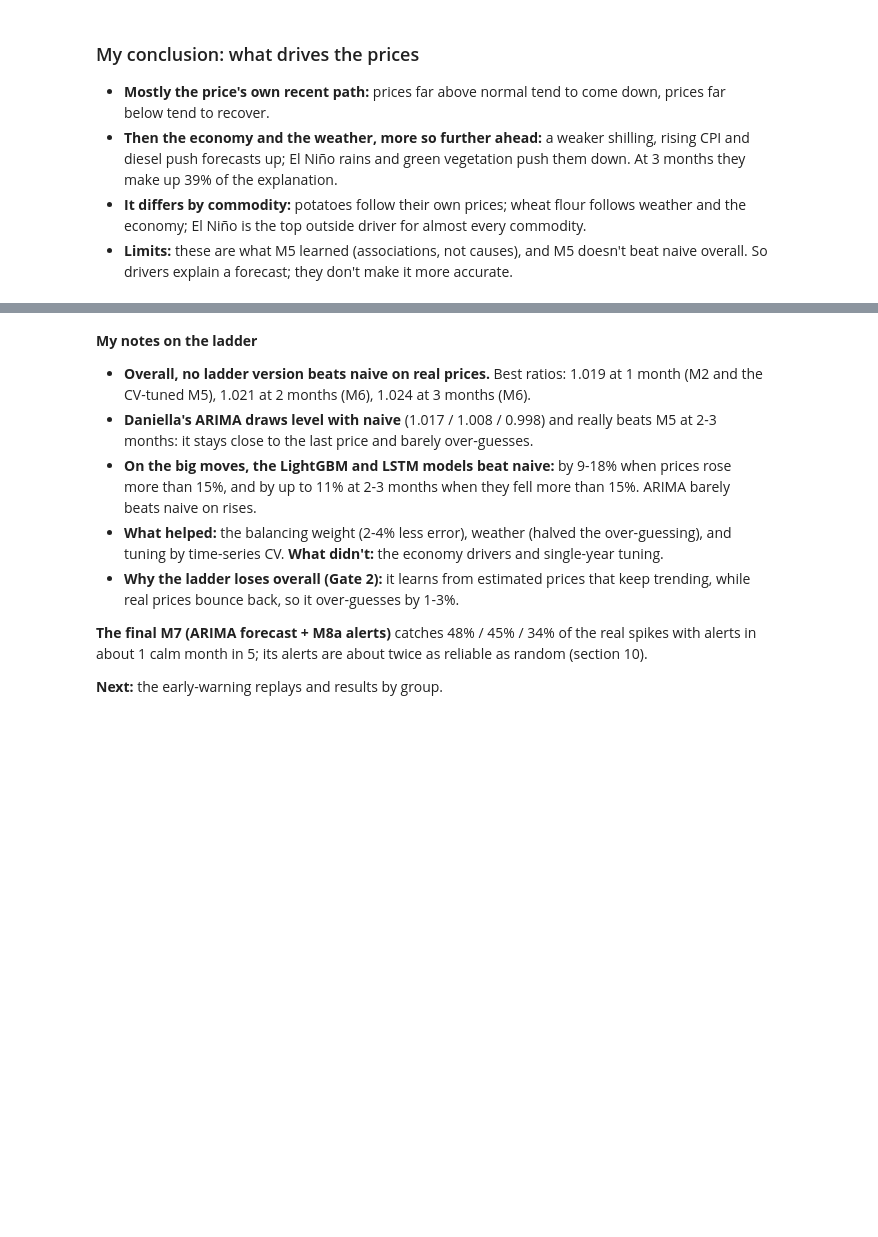
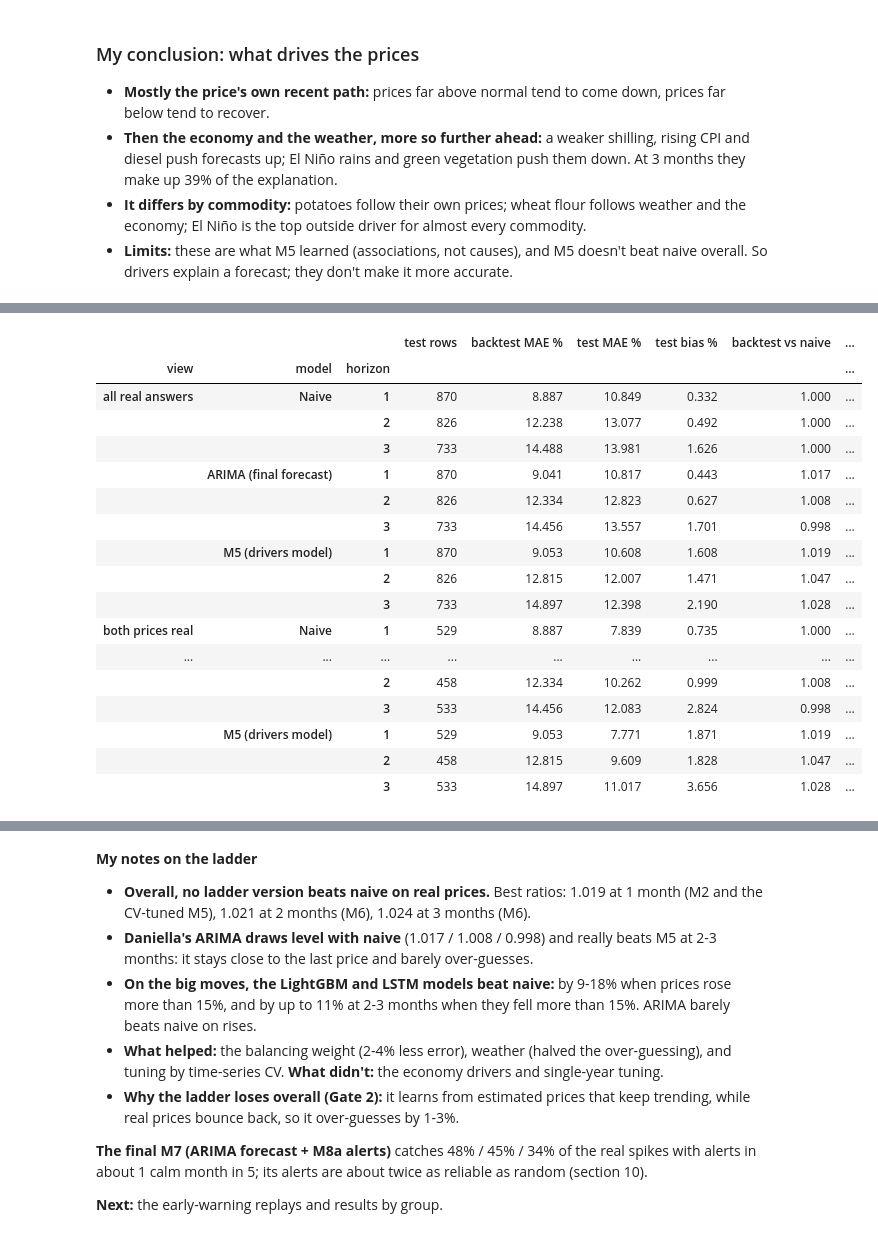
Before and after one commit to emergingleader/Soko_Radar, a Jupyter notebook: notebooks/02_model_build.ipynb, the cells around one changed output, grey strips where cells are left out. Saved outputs shown, nothing was run; the diff lists cells and outputs as text; code cells hidden in the pictures; blank space fills up the shorter version.

```diff
--- a/notebooks/02_model_build.ipynb
+++ b/notebooks/02_model_build.ipynb
@@ -4114,0 +4220,13 @@ Mandera | Beans Dolichos (Njahi) | Retail, from Aug 2024: predicted change +11.9
+# %%
+# Test step 2: sanity check: the frozen models are identical whether trained from the original file or the 2006-2026 test file
+SF_PATH = next(p / sub / "sokoradar_forecast.py" for p in [Path.cwd(), *Path.cwd().parents]
+               for sub in ("handover", "notebooks/handover", "modelling/handover") if (p / sub / "sokoradar_forecast.py").exists())
+spec = importlib.util.spec_from_file_location("sokoradar_forecast", SF_PATH)
+sf = importlib.util.module_from_spec(spec)
+spec.loader.exec_module(sf)                                              # the frozen hand-over script
+check_a = sf.run(sf.load_prices(DATA_PATH), RAW_DIR, [pd.Timestamp("2024-12-01")], sf.TRAIN_END)
+check_b = sf.run(sf.load_prices(test_prices_path), RAW_DIR, [pd.Timestamp("2024-12-01")], sf.TRAIN_END)
+same = check_a.merge(check_b, on=["series", "origin_month", "horizon"], suffixes=("_a", "_b"))
+diffs = {c: float((same[f"{c}_a"] - same[f"{c}_b"]).abs().max()) for c in ["forecast_price_kes", "spike_probability_pct", "drivers_model_change_pct"]}
+assert len(same) == len(check_a) and max(diffs.values()) == 0 and (same["alert_a"] == same["alert_b"]).all(), f"models changed: {diffs}"
+print(f"Identical on all {len(same):,} Dec 2024 forecasts: the test file does not change what the models learn", diffs)
@@ -4114,0 +4288,52 @@ Mandera | Beans Dolichos (Njahi) | Retail, from Aug 2024: predicted change +11.9
+# %%
+# Test step 4: forecast error on real 2025-2026 prices next to the 2015-2024 backtest: MAE %, bias and ratio to naive (95% interval by series)
+TEST_SERIES = np.sort(test_f["series"].unique())
+tdraws = np.random.default_rng(42).multinomial(len(TEST_SERIES), np.full(len(TEST_SERIES), 1 / len(TEST_SERIES)), size=2000)
+
+def ratio_interval(df, model, h):
+    d = df[df["horizon"] == h].assign(err=lambda x: (x["forecast_price"] - x["target_price"]).abs() / x["target_price"] * 100)
+    s = d.pivot_table(index="series", columns="model", values="err", aggfunc="sum").reindex(TEST_SERIES, fill_value=0)
+    with np.errstate(divide="ignore", invalid="ignore"):
+        r = (tdraws @ s[model].values) / (tdraws @ s["Naive"].values)
+    return np.nanquantile(r, [0.025, 0.975])
+
+BACKTEST = {"Naive": baseline_scores[baseline_scores["model"] == "Naive"], "ARIMA (final forecast)": arima_scores,
+            "M5 (drivers model)": m5cv_scores}
+rows = []
+for view, df in [("all real answers", test_f), ("both prices real", test_f[test_f["origin_price_is_real"]])]:
+    sc = score(df).query("prices == 'observed'").set_index(["model", "horizon"])
+    for m in BACKTEST:
+        for h in HORIZONS:
+            if (m, h) not in sc.index:
+                continue
+            bt = BACKTEST[m].query("prices == 'observed'").set_index("horizon")
+            bt_naive = BACKTEST["Naive"].query("prices == 'observed'").set_index("horizon")
+            row = {"view": view, "model": m, "horizon": h, "test rows": int(sc.loc[(m, h), "forecasts"]),
+                   "backtest MAE %": bt.loc[h, "MAE %"], "test MAE %": sc.loc[(m, h), "MAE %"], "test bias %": sc.loc[(m, h), "bias %"],
+                   "backtest vs naive": bt.loc[h, "MAE %"] / bt_naive.loc[h, "MAE %"],
+                   "test vs naive": sc.loc[(m, h), "MAE %"] / sc.loc[("Naive", h), "MAE %"]}
+            if m != "Naive":
+                lo, hi = ratio_interval(df, m, h)
+                row.update({"95% interval": f"{lo:.3f}-{hi:.3f}", "vs naive on test": verdict(lo, hi)})
+            rows.append(row)
+test_table = pd.DataFrame(rows).set_index(["view", "model", "horizon"])
+test_table.round(3)
+# %% [output]
+|  |  |  | test rows | backtest MAE % | test MAE % | test bias % | backtest vs naive | ... |
+| view | model | horizon |  |  |  |  |  | ... |
+| all real answers | Naive | 1 | 870 | 8.887 | 10.849 | 0.332 | 1.000 | ... |
+|  |  | 2 | 826 | 12.238 | 13.077 | 0.492 | 1.000 | ... |
+|  |  | 3 | 733 | 14.488 | 13.981 | 1.626 | 1.000 | ... |
+|  | ARIMA (final forecast) | 1 | 870 | 9.041 | 10.817 | 0.443 | 1.017 | ... |
+|  |  | 2 | 826 | 12.334 | 12.823 | 0.627 | 1.008 | ... |
+|  |  | 3 | 733 | 14.456 | 13.557 | 1.701 | 0.998 | ... |
+|  | M5 (drivers model) | 1 | 870 | 9.053 | 10.608 | 1.608 | 1.019 | ... |
+|  |  | 2 | 826 | 12.815 | 12.007 | 1.471 | 1.047 | ... |
+|  |  | 3 | 733 | 14.897 | 12.398 | 2.190 | 1.028 | ... |
+| both prices real | Naive | 1 | 529 | 8.887 | 7.839 | 0.735 | 1.000 | ... |
+| ... | ... | ... | ... | ... | ... | ... | ... | ... |
+|  |  | 2 | 458 | 12.334 | 10.262 | 0.999 | 1.008 | ... |
+|  |  | 3 | 533 | 14.456 | 12.083 | 2.824 | 0.998 | ... |
+|  | M5 (drivers model) | 1 | 529 | 9.053 | 7.771 | 1.871 | 1.019 | ... |
+|  |  | 2 | 458 | 12.815 | 9.609 | 1.828 | 1.047 | ... |
+|  |  | 3 | 533 | 14.897 | 11.017 | 3.656 | 1.028 | ... |
```
Also changed, not shown: parts of 19 cells of this notebook, 1 other file.
